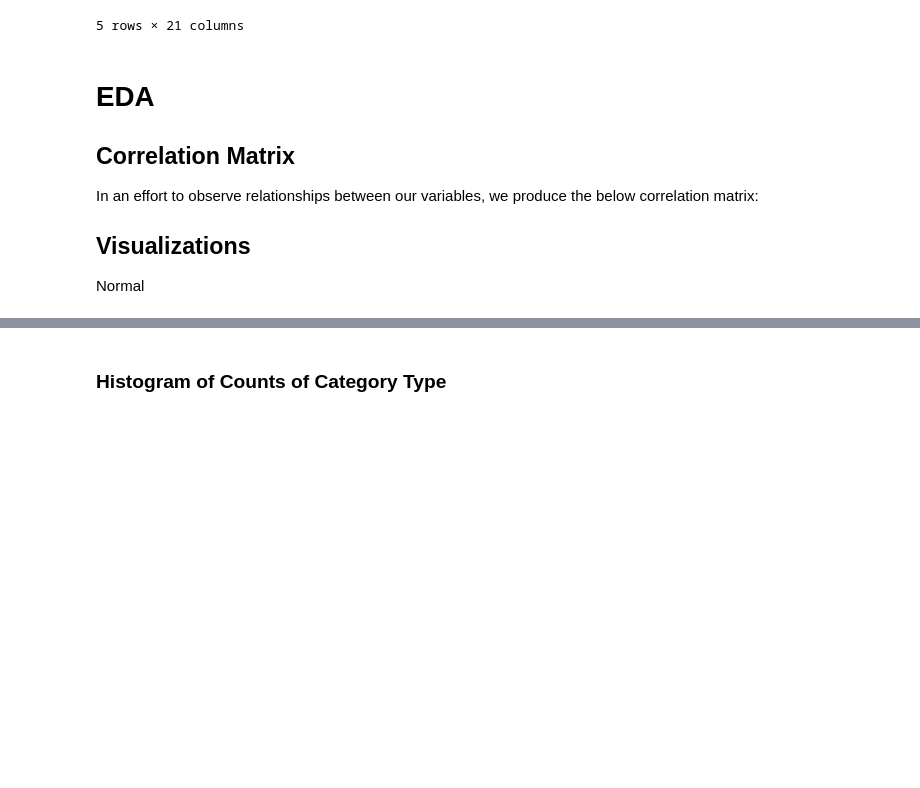
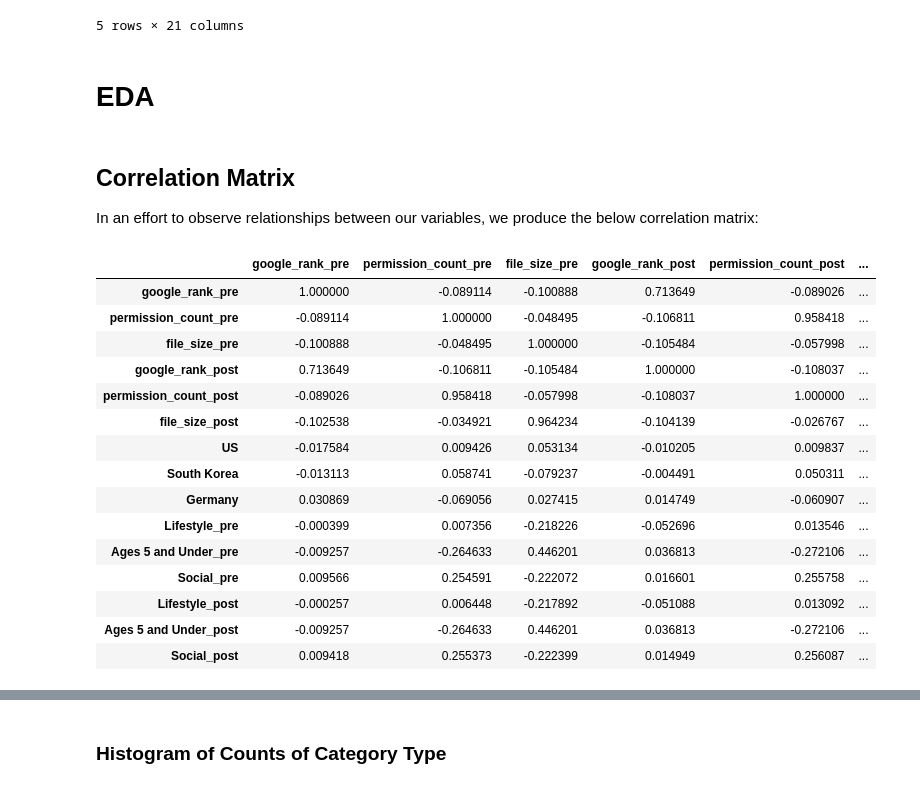
Before and after one commit to JBPelzner/w207_Final, a Jupyter notebook: gdpr-chelsea_12.1.ipynb, the cells around one changed output, grey strips where cells are left out. Cells and saved outputs as stored; diff of their text form; code cells hidden in the pictures; blank space fills up the shorter version.

```diff
--- a/gdpr-chelsea_12.1.ipynb
+++ b/gdpr-chelsea_12.1.ipynb
@@ -173,11 +173,27 @@ gdpr_merge.head()
 | 3 | app.ven | United States | Lifestyle | 417 | ['android.permission.GET_ACCOUNTS... | 20 | ... |
 | 4 | appinventor.ai_created4each.My_Diary | United States | Lifestyle | 280 | ['android.permission.READ_EXTERNA... | 6 | ... |
 5 rows × 21 columns
+# %% [markdown]
+# EDA
 # %% [markdown]
-# EDA
 ## Correlation Matrix
 In an effort to observe relationships between our variables, we produce the below correlation matrix:
-
-## Visualizations
-
-Normal
+# %%
+gdpr_merge.corr()
+# %% [output]
+|  | google_rank_pre | permission_count_pre | file_size_pre | google_rank_post | permission_count_post | ... |
+| google_rank_pre | 1.000000 | -0.089114 | -0.100888 | 0.713649 | -0.089026 | ... |
+| permission_count_pre | -0.089114 | 1.000000 | -0.048495 | -0.106811 | 0.958418 | ... |
+| file_size_pre | -0.100888 | -0.048495 | 1.000000 | -0.105484 | -0.057998 | ... |
+| google_rank_post | 0.713649 | -0.106811 | -0.105484 | 1.000000 | -0.108037 | ... |
+| permission_count_post | -0.089026 | 0.958418 | -0.057998 | -0.108037 | 1.000000 | ... |
+| file_size_post | -0.102538 | -0.034921 | 0.964234 | -0.104139 | -0.026767 | ... |
+| US | -0.017584 | 0.009426 | 0.053134 | -0.010205 | 0.009837 | ... |
+| South Korea | -0.013113 | 0.058741 | -0.079237 | -0.004491 | 0.050311 | ... |
+| Germany | 0.030869 | -0.069056 | 0.027415 | 0.014749 | -0.060907 | ... |
+| Lifestyle_pre | -0.000399 | 0.007356 | -0.218226 | -0.052696 | 0.013546 | ... |
+| Ages 5 and Under_pre | -0.009257 | -0.264633 | 0.446201 | 0.036813 | -0.272106 | ... |
+| Social_pre | 0.009566 | 0.254591 | -0.222072 | 0.016601 | 0.255758 | ... |
+| Lifestyle_post | -0.000257 | 0.006448 | -0.217892 | -0.051088 | 0.013092 | ... |
+| Ages 5 and Under_post | -0.009257 | -0.264633 | 0.446201 | 0.036813 | -0.272106 | ... |
+| Social_post | 0.009418 | 0.255373 | -0.222399 | 0.014949 | 0.256087 | ... |
```
Also changed, not shown: parts of 16 cells of this notebook.
